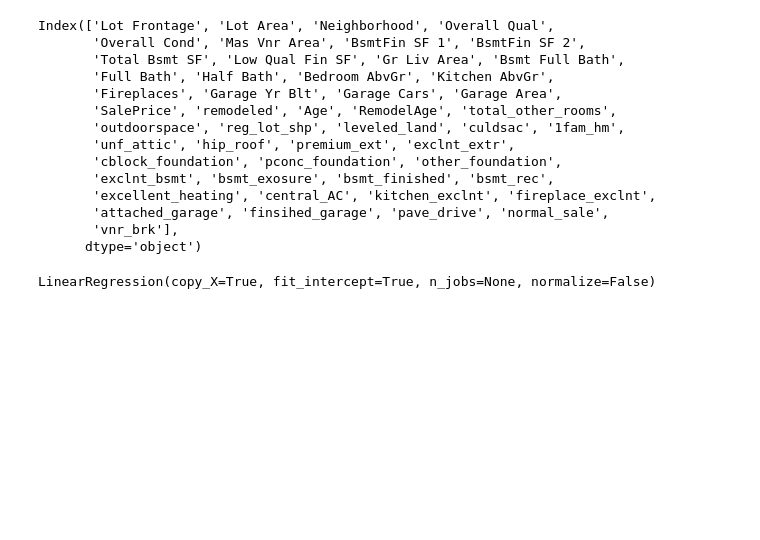
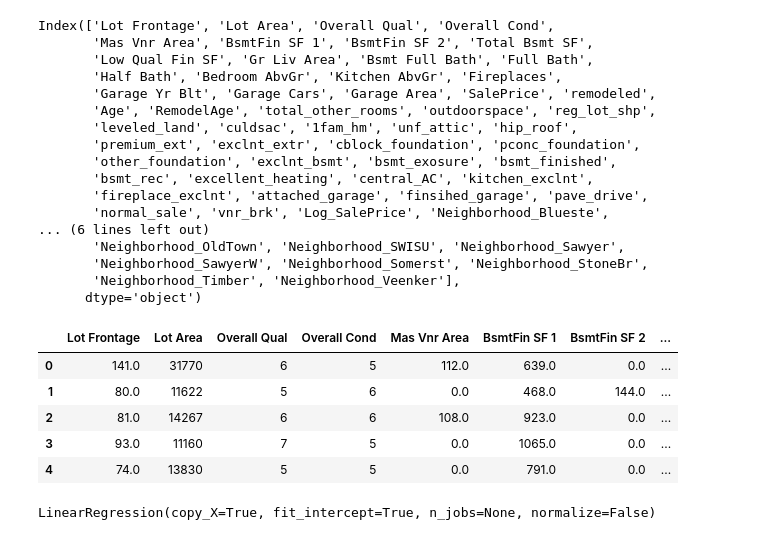
Before and after one commit to prateeksab/housingprices, a Jupyter notebook: Models_PS.ipynb, the cells around one changed output. Saved outputs shown, nothing was run; the diff lists cells and outputs as text; code cells hidden in the pictures; blank space fills up the shorter version.

```diff
--- a/Models_PS.ipynb
+++ b/Models_PS.ipynb
@@ -39,23 +39,34 @@ sns.set(style='ticks', palette='Set2')
 # %%
 df = pd.read_csv('updated_Ames_FE_8_10_21.csv', index_col=0)
 df['remodeled'] = df['remodeled'].astype(int)
-# %%
-df.columns
-# %% [output]
-Index(['Lot Frontage', 'Lot Area', 'Neighborhood', 'Overall Qual',
-       'Overall Cond', 'Mas Vnr Area', 'BsmtFin SF 1', 'BsmtFin SF 2',
-       'Total Bsmt SF', 'Low Qual Fin SF', 'Gr Liv Area', 'Bsmt Full Bath',
-       'Full Bath', 'Half Bath', 'Bedroom AbvGr', 'Kitchen AbvGr',
-       'Fireplaces', 'Garage Yr Blt', 'Garage Cars', 'Garage Area',
-       'SalePrice', 'remodeled', 'Age', 'RemodelAge', 'total_other_rooms',
-       'outdoorspace', 'reg_lot_shp', 'leveled_land', 'culdsac', '1fam_hm',
-       'unf_attic', 'hip_roof', 'premium_ext', 'exclnt_extr',
-       'cblock_foundation', 'pconc_foundation', 'other_foundation',
-       'exclnt_bsmt', 'bsmt_exosure', 'bsmt_finished', 'bsmt_rec',
-       'excellent_heating', 'central_AC', 'kitchen_exclnt', 'fireplace_exclnt',
-       'attached_garage', 'finsihed_garage', 'pave_drive', 'normal_sale',
-       'vnr_brk'],
-      dtype='object')
+# %%
+print(df.columns)
+df = pd.get_dummies(df,drop_first=True)
+df.head()
+# %% [output]
+Index(['Lot Frontage', 'Lot Area', 'Overall Qual', 'Overall Cond',
+       'Mas Vnr Area', 'BsmtFin SF 1', 'BsmtFin SF 2', 'Total Bsmt SF',
+       'Low Qual Fin SF', 'Gr Liv Area', 'Bsmt Full Bath', 'Full Bath',
+       'Half Bath', 'Bedroom AbvGr', 'Kitchen AbvGr', 'Fireplaces',
+       'Garage Yr Blt', 'Garage Cars', 'Garage Area', 'SalePrice', 'remodeled',
+       'Age', 'RemodelAge', 'total_other_rooms', 'outdoorspace', 'reg_lot_shp',
+       'leveled_land', 'culdsac', '1fam_hm', 'unf_attic', 'hip_roof',
+       'premium_ext', 'exclnt_extr', 'cblock_foundation', 'pconc_foundation',
+       'other_foundation', 'exclnt_bsmt', 'bsmt_exosure', 'bsmt_finished',
+       'bsmt_rec', 'excellent_heating', 'central_AC', 'kitchen_exclnt',
+       'fireplace_exclnt', 'attached_garage', 'finsihed_garage', 'pave_drive',
+       'normal_sale', 'vnr_brk', 'Log_SalePrice', 'Neighborhood_Blueste',
+... (6 lines left out)
+       'Neighborhood_OldTown', 'Neighborhood_SWISU', 'Neighborhood_Sawyer',
+       'Neighborhood_SawyerW', 'Neighborhood_Somerst', 'Neighborhood_StoneBr',
+       'Neighborhood_Timber', 'Neighborhood_Veenker'],
+      dtype='object')
+|  | Lot Frontage | Lot Area | Overall Qual | Overall Cond | Mas Vnr Area | BsmtFin SF 1 | BsmtFin SF 2 | ... |
+| 0 | 141.0 | 31770 | 6 | 5 | 112.0 | 639.0 | 0.0 | ... |
+| 1 | 80.0 | 11622 | 5 | 6 | 0.0 | 468.0 | 144.0 | ... |
+| 2 | 81.0 | 14267 | 6 | 6 | 108.0 | 923.0 | 0.0 | ... |
+| 3 | 93.0 | 11160 | 7 | 5 | 0.0 | 1065.0 | 0.0 | ... |
+| 4 | 74.0 | 13830 | 5 | 5 | 0.0 | 791.0 | 0.0 | ... |
 # %%
 df['Log_SalePrice'] = np.log(df['SalePrice'])
 target = 'Log_SalePrice'
```
Also changed, not shown: parts of 15 cells of this notebook.
